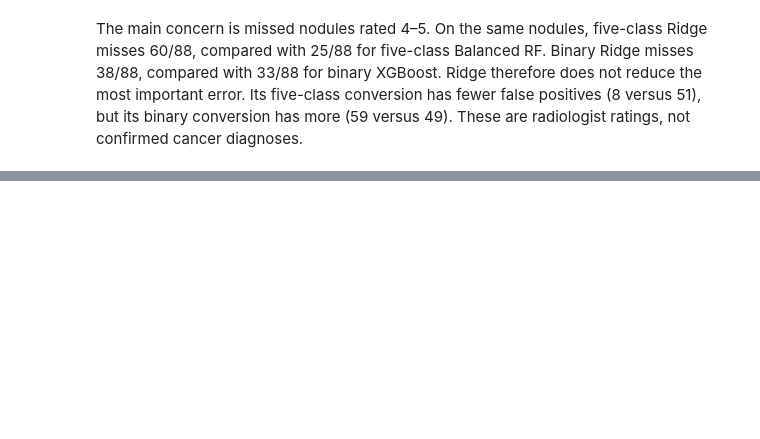
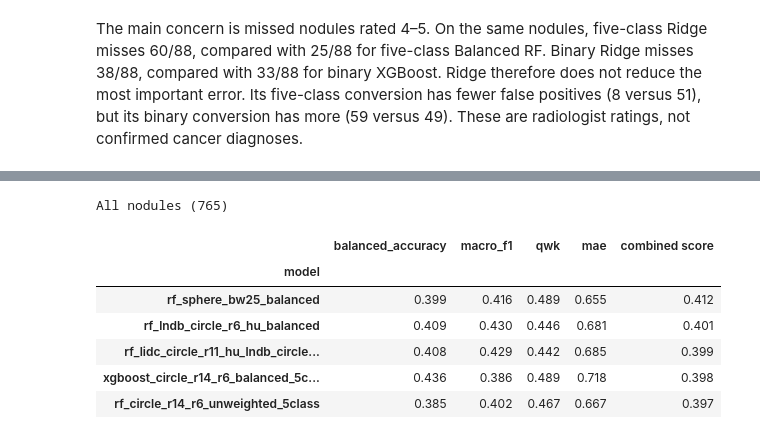
Before and after one commit to anaaaraujoo/lung-ct-classification, a Jupyter notebook: notebooks/new_radiomics_results_analysis.ipynb, the cells around one changed output, grey strips where cells are left out. Drawn from its saved outputs; the diff is of its cells as text; code cells hidden in the pictures; blank space fills up the shorter version.

```diff
--- a/notebooks/new_radiomics_results_analysis.ipynb
+++ b/notebooks/new_radiomics_results_analysis.ipynb
@@ -691,0 +762,33 @@ The main concern is missed nodules rated 4–5. On the same nodules, five-class
+# %%
+keys = ["LNDbID", "FindingID", "fold"]
+reference = pd.read_csv(
+    ROOT / "models/rf_sphere_bw25_balanced/validation_predictions.csv"
+).set_index(keys).sort_index()["target_classification_mean"]
+
+rows = []
+for file in sorted((ROOT / "models").glob("*/validation_predictions.csv")):
+    if "grid4" in file.parent.name and not (file.parent / "tuning.csv").exists():
+        continue  # Earlier directories named grid4 were not actually tuned.
+    predictions = pd.read_csv(file)
+    if len(predictions) != 765 or "target_classification_mean" not in predictions:
+        continue
+    predictions = predictions.set_index(keys).sort_index()
+    if not predictions.target_classification_mean.equals(reference):
+        continue
+    rows.append({
+        "model": file.parent.name,
+        **metrics(reference, predictions.prediction),
+    })
+
+all_nodules = add_combined_score(pd.DataFrame(rows).set_index("model"))
+print("All nodules (765)")
+display(all_nodules.sort_values("combined score", ascending=False).head(5).round(3))
+# %% [output]
+All nodules (765)
+|  | balanced_accuracy | macro_f1 | qwk | mae | combined score |
+| model |  |  |  |  |  |
+| rf_sphere_bw25_balanced | 0.399 | 0.416 | 0.489 | 0.655 | 0.412 |
+| rf_lndb_circle_r6_hu_balanced | 0.409 | 0.430 | 0.446 | 0.681 | 0.401 |
+| rf_lidc_circle_r11_hu_lndb_circle... | 0.408 | 0.429 | 0.442 | 0.685 | 0.399 |
+| xgboost_circle_r14_r6_balanced_5c... | 0.436 | 0.386 | 0.489 | 0.718 | 0.398 |
+| rf_circle_r14_r6_unweighted_5class | 0.385 | 0.402 | 0.467 | 0.667 | 0.397 |
```
Also changed, not shown: parts of 13 cells of this notebook, 1 other file.
